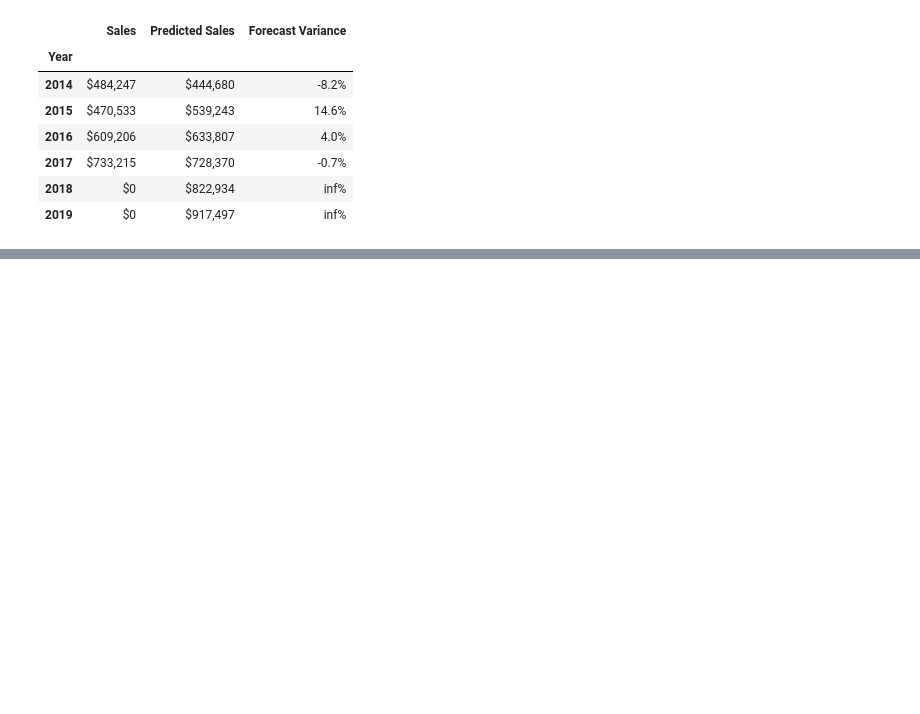
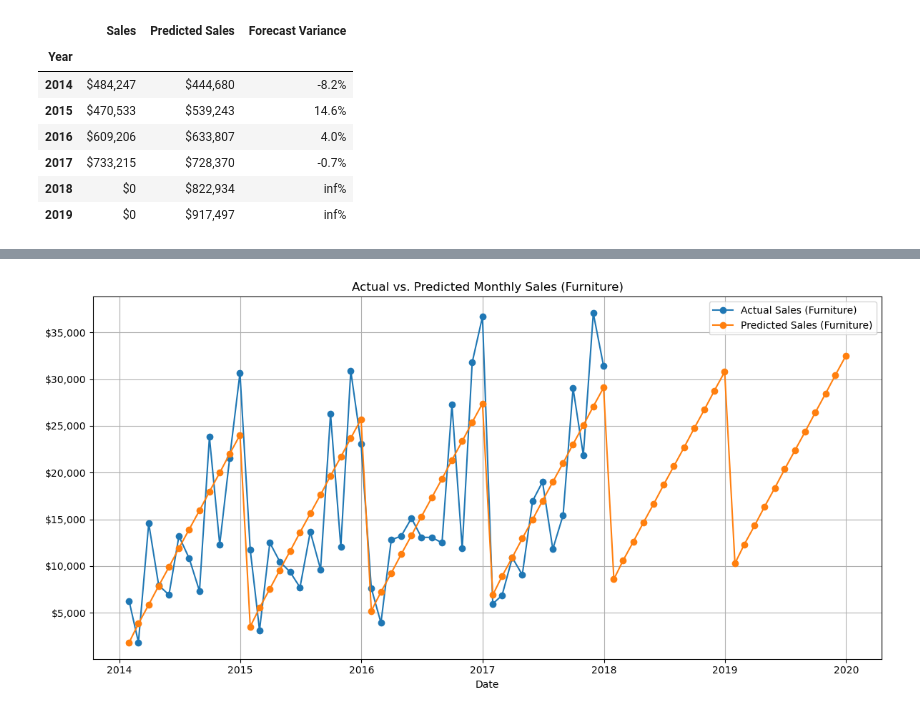
Before and after one commit to jmpealy/project-4-ML-integration, a Jupyter notebook: machine_learning.ipynb, the cells around one changed output, grey strips where cells are left out. Saved outputs shown, nothing was run; the diff lists cells and outputs as text; code cells hidden in the pictures; blank space fills up the shorter version.

Commit message:
created category predictions

```diff
--- a/machine_learning.ipynb
+++ b/machine_learning.ipynb
@@ -25,17 +25,17 @@ df.head()
 | 4 | 5 | US-2015-108966 | 2015-10-11 | 2015-10-18 | Standard Class | SO-20335 | Sean O'Donnell | Consumer | United States | ... |
 5 rows × 25 columns
 # %%
-df = df[['Order Date', 'Sales']].copy()
+monthly_sales = df[['Order Date', 'Sales']].copy()
 
 # Convert the 'Order Date' column to datetime if it's not already in that format
-df['Order Date'] = pd.to_datetime(df['Order Date'])
+monthly_sales['Order Date'] = pd.to_datetime(monthly_sales['Order Date'])
 
 # Extract the year and month from the 'Order Date' column
-df['Year'] = df['Order Date'].dt.year
-df['Month'] = df['Order Date'].dt.month
+monthly_sales['Year'] = monthly_sales['Order Date'].dt.year
+monthly_sales['Month'] = monthly_sales['Order Date'].dt.month
 
 # Group by year and month and sum the sales for each month
-monthly_sales = df.groupby(['Year', 'Month'])['Sales'].sum().reset_index()
+monthly_sales = monthly_sales.groupby(['Year', 'Month'])['Sales'].sum().reset_index()
 
 # Create a new DataFrame with the month-end date and aggregated sales data by month
 monthly_sales_df = pd.DataFrame({'Date': pd.to_datetime(monthly_sales[['Year', 'Month']].assign(day=1)) + pd.DateOffset(months=1, days=-1), 'Sales': monthly_sales['Sales']})
@@ -176,0 +302,3 @@ aggregated_df
+# %%
+actual_category_sales_df = monthly_category_sales_df[['Date', 'Sales','Category']].copy()
+actual_category_sales_df.head()
@@ -176,0 +312,40 @@ aggregated_df
+# %%
+# Convert the 'Date' column to datetime
+future_predictions_category['Date'] = pd.to_datetime(future_predictions_category['Date'])
+
+# Create a line plot to visualize both actual and predicted sales for the 'Furniture' category
+plt.figure(figsize=(12, 6))
+
+# Filter the data for the 'Furniture' category
+category = 'Furniture'
+actual_category_sales = actual_category_sales_df[actual_category_sales_df['Category'] == category]
+predicted_category_sales = future_predictions_category[future_predictions_category['Category'] == category]
+
+# Plot actual sales for the 'Furniture' category
+plt.plot(actual_category_sales['Date'], actual_category_sales['Sales'], label=f'Actual Sales ({category})', marker='o')
+
+# Plot predicted sales for the 'Furniture' category
+plt.plot(predicted_category_sales['Date'], predicted_category_sales['Predicted Sales'], label=f'Predicted Sales ({category})', marker='o')
+
+plt.xlabel('Date')
+# Format the y-axis labels to display sales in the format of "$120,000"
+def format_sales(value, _):
+    return f"${value:,.0f}"
+
+plt.gca().yaxis.set_major_formatter(FuncFormatter(format_sales))
+
+plt.title(f'Actual vs. Predicted Monthly Sales ({category})')
+plt.grid(True)
+plt.legend()
+
+# Format x-axis labels to show only years and months
+plt.gca().xaxis.set_major_formatter(plt.matplotlib.dates.DateFormatter('%Y-%m'))
+
+# Format x-axis labels to show only years
+plt.gca().xaxis.set_major_formatter(plt.matplotlib.dates.DateFormatter('%Y'))
+
+# Show the plot
+plt.tight_layout()
+plt.show()
+# %% [output]
+[figure, added]
```
Also changed, not shown: parts of 9 cells of this notebook, 1 other file.
